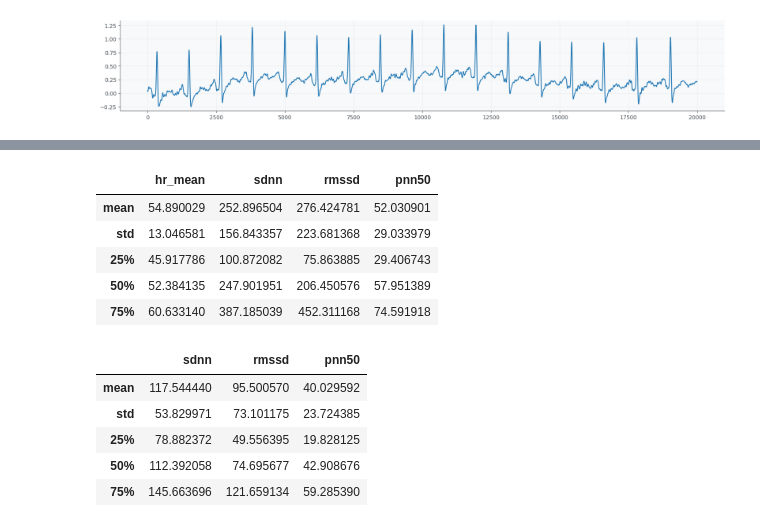
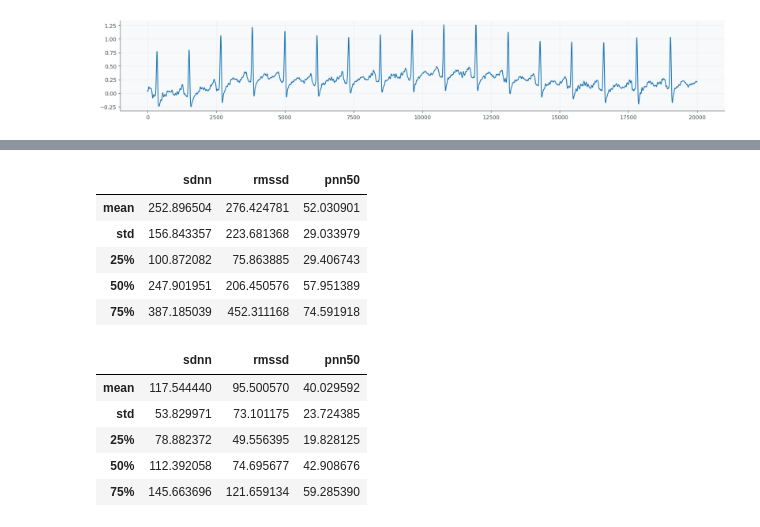
Before and after one commit to hyeok-jong/hrv_analysis, a Jupyter notebook: analysis.ipynb, the cells around one changed output, grey strips where cells are left out. Drawn from its saved outputs; the diff is of its cells as text; code cells hidden in the pictures.

```diff
--- a/analysis.ipynb
+++ b/analysis.ipynb
@@ -58,23 +58,23 @@ def process_row(row):
     return time
 nk_nk = main(raw)
 
-# def process_row(row):
-#     ecg = row[1].tolist()
-#     time = hrv_functions.time_domain(ecg, 'nk', 'pyhrv', 1000)
-#     return time
-# nk_pyhrv = main(raw)
+def process_row(row):
+    ecg = row[1].tolist()
+    time = hrv_functions.time_domain(ecg, 'nk', 'pyhrv', 1000)
+    return time
+nk_pyhrv = main(raw)
 
-# def process_row(row):
-#     ecg = row[1].tolist()
-#     time = hrv_functions.time_domain(ecg, 'biosppy', 'nk', 1000)
-#     return time
-# biosppy_nk = main(raw)
+def process_row(row):
+    ecg = row[1].tolist()
+    time = hrv_functions.time_domain(ecg, 'biosppy', 'nk', 1000)
+    return time
+biosppy_nk = main(raw)
 
-# def process_row(row):
-#     ecg = row[1].tolist()
-#     time = hrv_functions.time_domain(ecg, 'biosppy', 'pyhrv', 1000)
-#     return time
-# biosppy_pyhrv = main(raw)
+def process_row(row):
+    ecg = row[1].tolist()
+    time = hrv_functions.time_domain(ecg, 'biosppy', 'pyhrv', 1000)
+    return time
+biosppy_pyhrv = main(raw)
 # %%
 hrv_functions.time_domain(raw.loc['id3'].tolist(), 'nk', 'nk', sampling_rate = 1000)
 # %% [output]
@@ -90,12 +99,12 @@ plt.plot(raw.loc['id3'].tolist()[:20*1000])
 # %%
-pd.DataFrame(nk_pyhrv).describe().loc[['mean', 'std', '25%', '50%', '75%']]
+pd.DataFrame(nk_pyhrv).describe().loc[['mean', 'std', '25%', '50%', '75%']][['sdnn', 'rmssd', 'pnn50']]
 # %% [output]
-|  | hr_mean | sdnn | rmssd | pnn50 |
-| mean | 54.890029 | 252.896504 | 276.424781 | 52.030901 |
-| std | 13.046581 | 156.843357 | 223.681368 | 29.033979 |
-| 25% | 45.917786 | 100.872082 | 75.863885 | 29.406743 |
-| 50% | 52.384135 | 247.901951 | 206.450576 | 57.951389 |
-| 75% | 60.633140 | 387.185039 | 452.311168 | 74.591918 |
+|  | sdnn | rmssd | pnn50 |
+| mean | 252.896504 | 276.424781 | 52.030901 |
+| std | 156.843357 | 223.681368 | 29.033979 |
+| 25% | 100.872082 | 75.863885 | 29.406743 |
+| 50% | 247.901951 | 206.450576 | 57.951389 |
+| 75% | 387.185039 | 452.311168 | 74.591918 |
 # %%
 pd.DataFrame(biosppy_nk).describe().loc[['mean', 'std', '25%', '50%', '75%']]
 # %% [output]
```
Also changed, not shown: parts of 2 cells of this notebook.
